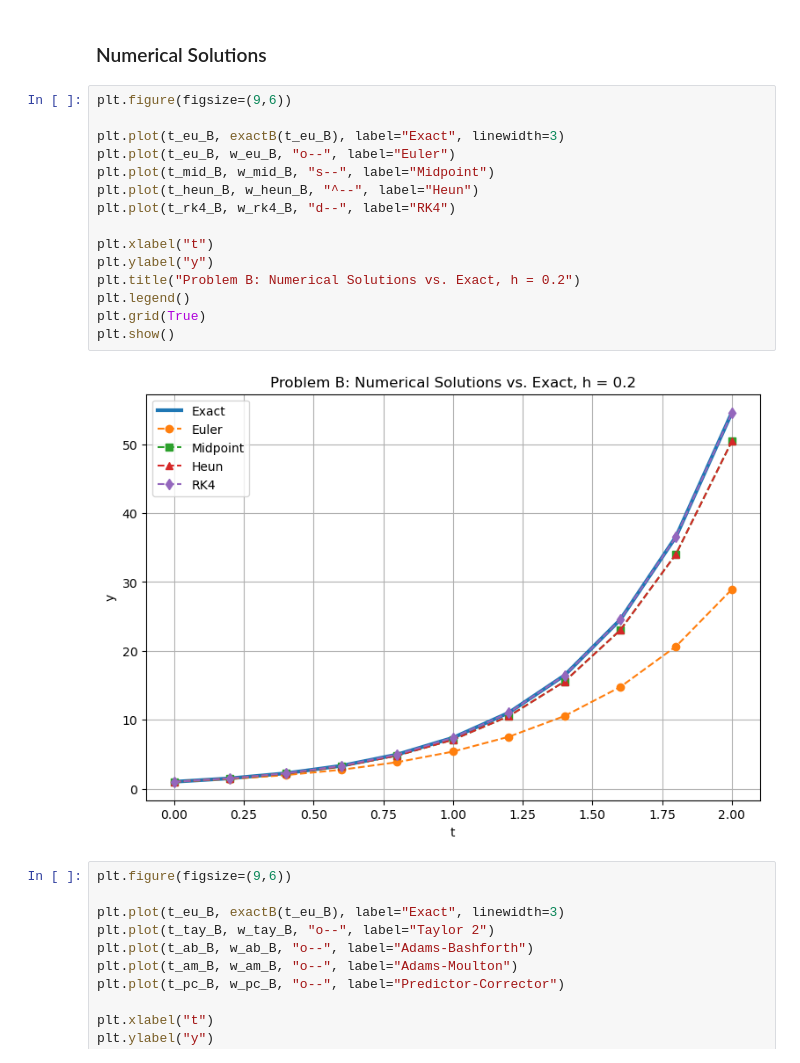
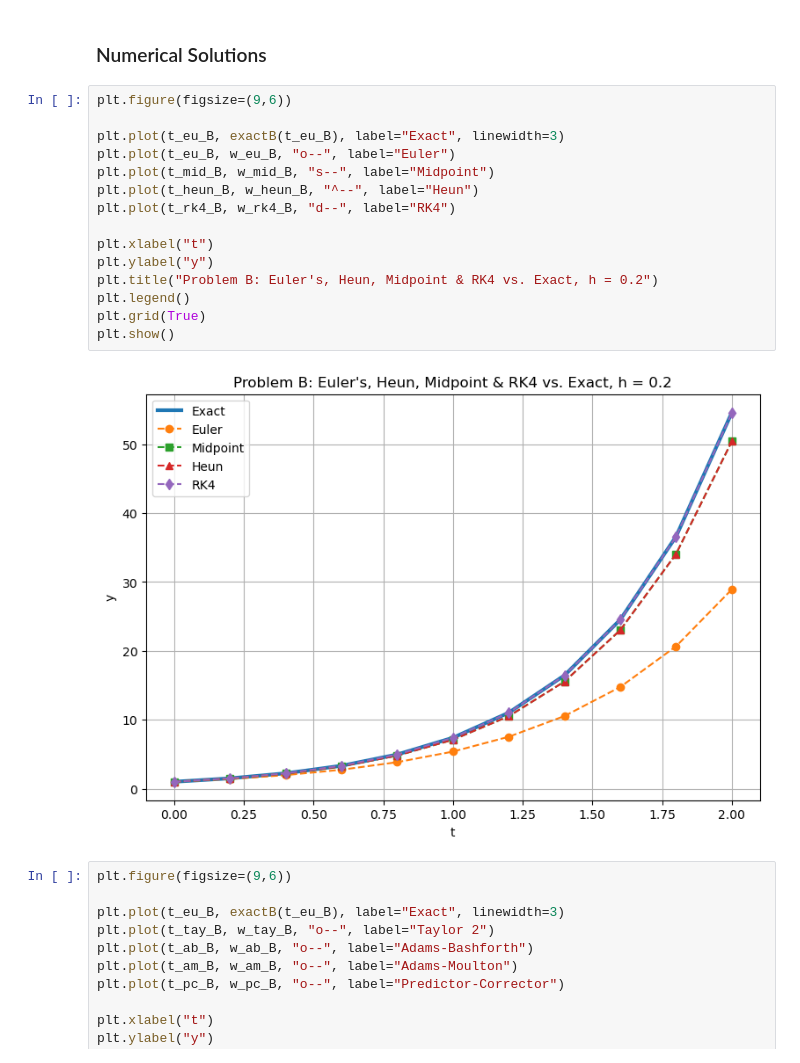
Before and after one commit to ericdeltoro/104c-project1, a Jupyter notebook: project1_ode.ipynb, the cells around one changed output. Cells and saved outputs as stored; diff of their text form.

```diff
--- a/project1_ode.ipynb
+++ b/project1_ode.ipynb
@@ -417,20 +462,20 @@ t_pc_B, w_pc_B = predictor_corrector(fB, t0_B, y0_B, T_B, h)
 # %%
 plt.figure(figsize=(9,6))
 
 plt.plot(t_eu_B, exactB(t_eu_B), label="Exact", linewidth=3)
 plt.plot(t_eu_B, w_eu_B, "o--", label="Euler")
 plt.plot(t_mid_B, w_mid_B, "s--", label="Midpoint")
 plt.plot(t_heun_B, w_heun_B, "^--", label="Heun")
 plt.plot(t_rk4_B, w_rk4_B, "d--", label="RK4")
 
 plt.xlabel("t")
 plt.ylabel("y")
-plt.title("Problem B: Numerical Solutions vs. Exact, h = 0.2")
+plt.title("Problem B: Euler's, Heun, Midpoint & RK4 vs. Exact, h = 0.2")
 plt.legend()
 plt.grid(True)
 plt.show()
 # %% [output]
-[figure, old version]
+[figure, new version]
 # %%
 plt.figure(figsize=(9,6))
 
```
Also changed, not shown: parts of 31 cells of this notebook.
